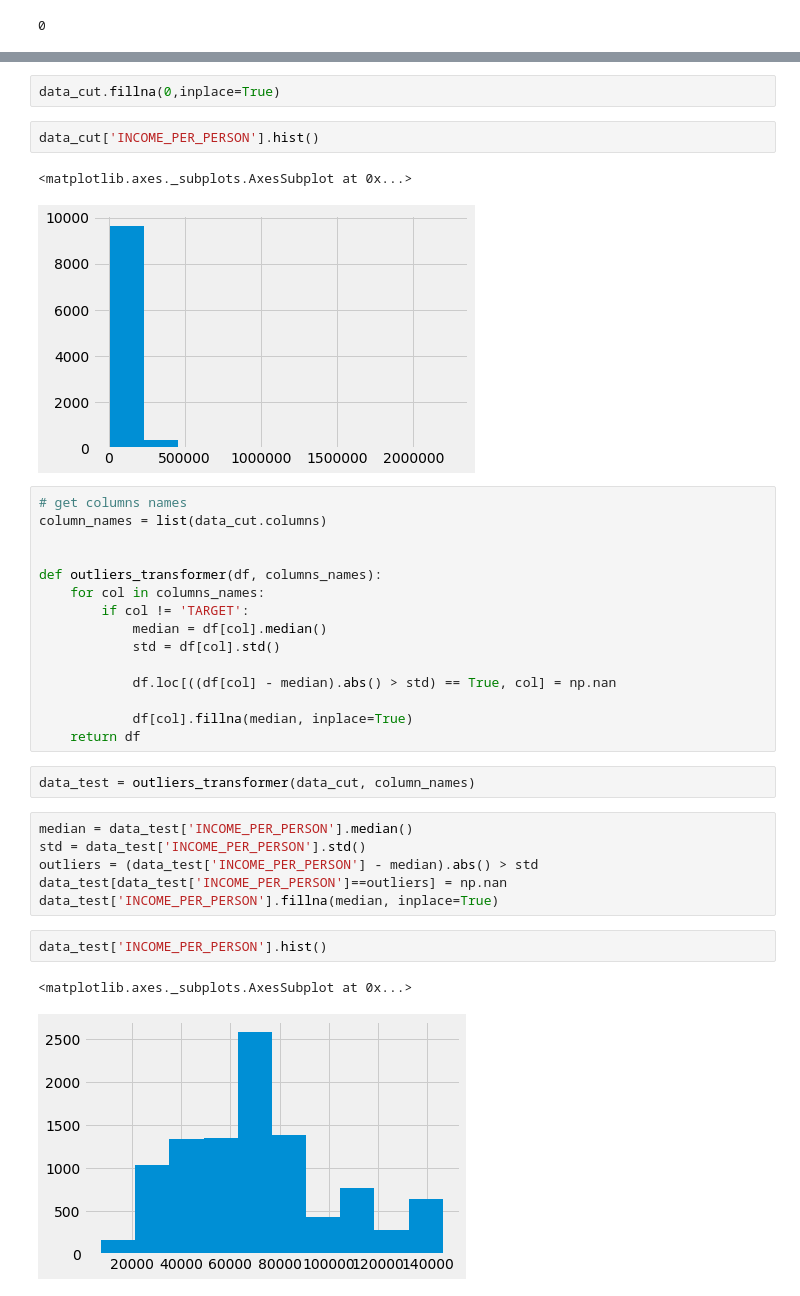
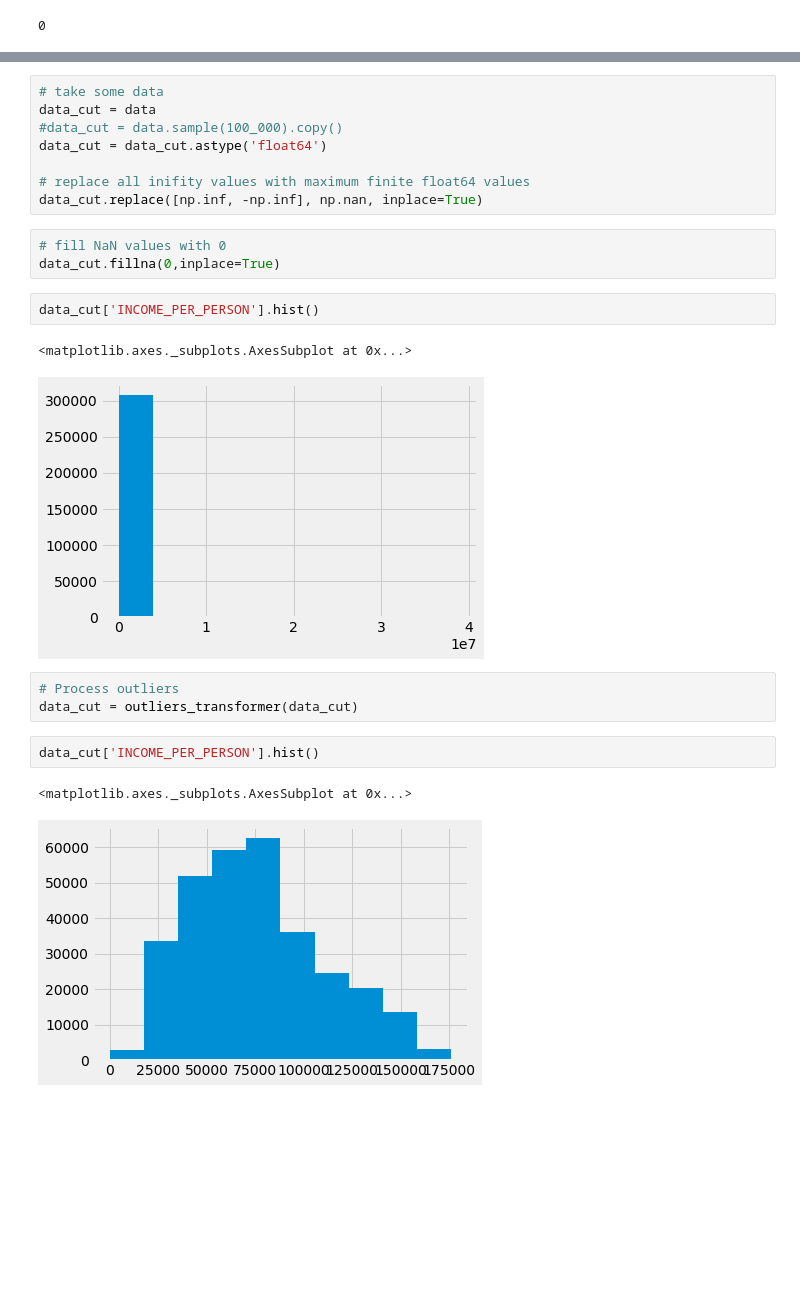
Before and after one commit to Axibord/scoring, a Jupyter notebook: model.ipynb, the cells around one changed output, grey strips where cells are left out. Drawn from its saved outputs; the diff is of its cells as text; blank space fills up the shorter version.

```diff
--- a/model.ipynb
+++ b/model.ipynb
@@ -65,35 +62,24 @@ data_cut = data.sample(10_000).copy()
+# %%
+# take some data
+data_cut = data
+#data_cut = data.sample(100_000).copy()
+data_cut = data_cut.astype('float64')
+
+# replace all inifity values with maximum finite float64 values
+data_cut.replace([np.inf, -np.inf], np.nan, inplace=True)
 # %%
+# fill NaN values with 0
 data_cut.fillna(0,inplace=True)
 # %%
 data_cut['INCOME_PER_PERSON'].hist()
 # %% [output]
 <matplotlib.axes._subplots.AxesSubplot at 0x...>
-[figure, old version]
+[figure, new version]
-# %%
-# get columns names
-column_names = list(data_cut.columns)
-
-
-def outliers_transformer(df, columns_names):
-    for col in columns_names:
-        if col != 'TARGET':
-            median = df[col].median()
-            std = df[col].std()
-
-            df.loc[((df[col] - median).abs() > std) == True, col] = np.nan
-
-            df[col].fillna(median, inplace=True)
-    return df
-# %%
-data_test = outliers_transformer(data_cut, column_names)
-# %%
-median = data_test['INCOME_PER_PERSON'].median()
-std = data_test['INCOME_PER_PERSON'].std()
-outliers = (data_test['INCOME_PER_PERSON'] - median).abs() > std
-data_test[data_test['INCOME_PER_PERSON']==outliers] = np.nan
-data_test['INCOME_PER_PERSON'].fillna(median, inplace=True)
+# %%
+# Process outliers
+data_cut = outliers_transformer(data_cut)
 # %%
-data_test['INCOME_PER_PERSON'].hist()
+data_cut['INCOME_PER_PERSON'].hist()
 # %% [output]
 <matplotlib.axes._subplots.AxesSubplot at 0x...>
-[figure, old version]
+[figure, new version]
```
Also changed, not shown: parts of 7 cells of this notebook, 7 other files.
